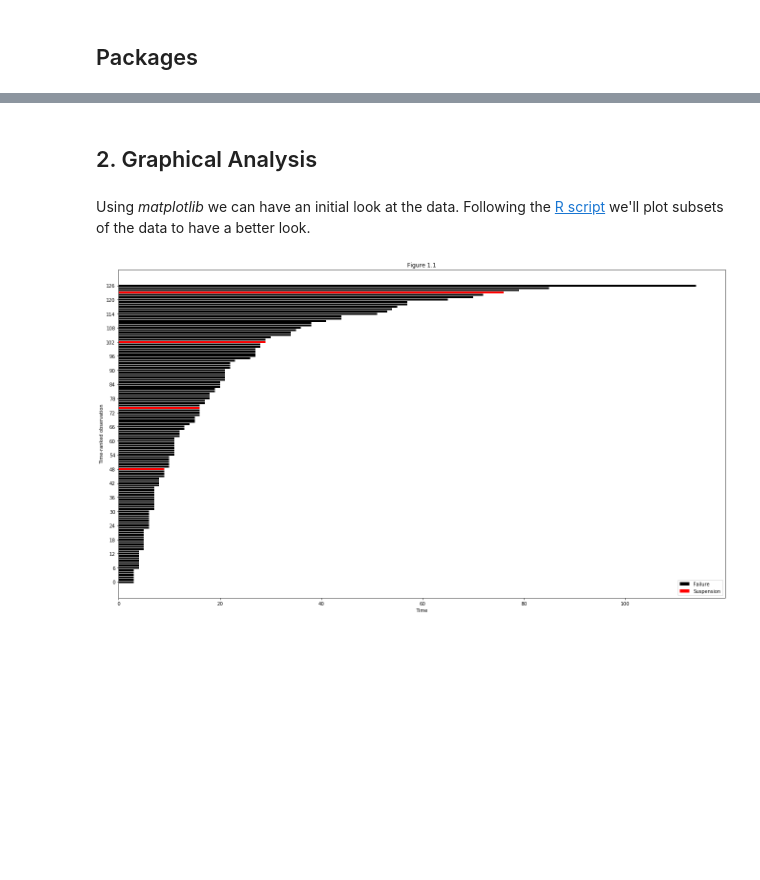
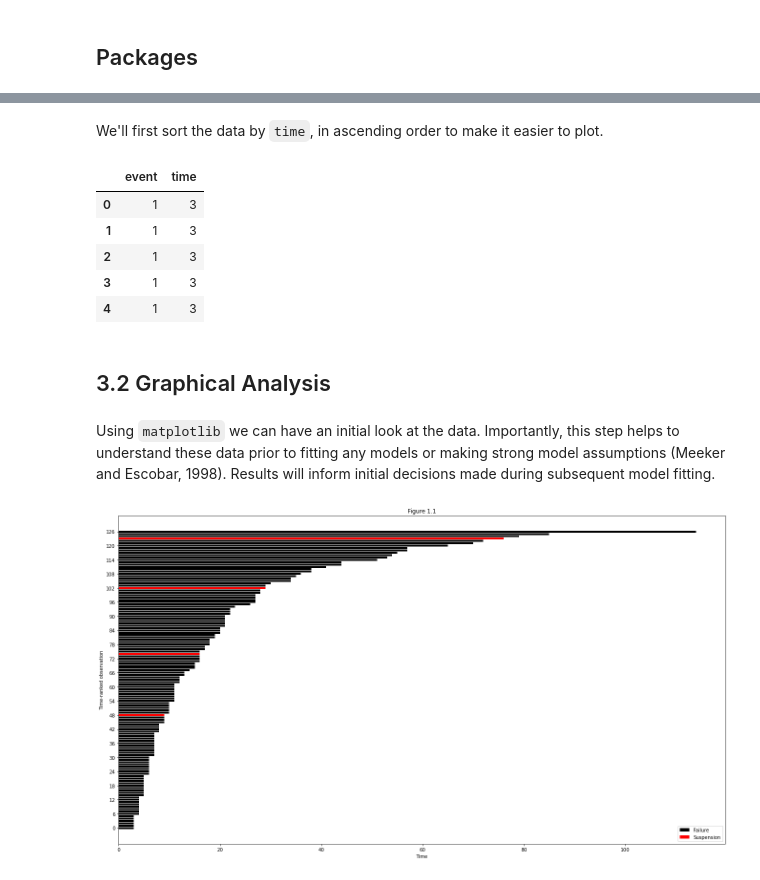
Before and after one commit to uwasystemhealth/weibull-python, a Jupyter notebook: weibull-python.ipynb, the cells around one changed output, grey strips where cells are left out. Drawn from its saved outputs; the diff is of its cells as text; code cells hidden in the pictures; blank space fills up the shorter version.

```diff
--- a/weibull-python.ipynb
+++ b/weibull-python.ipynb
@@ -64,7 +144,20 @@ exa1.head()
+# %% [markdown]
+
+We'll first sort the data by `time`, in ascending order to make it easier to plot.
+# %%
+exa1 = exa1.sort_values(by='time',ignore_index=True, ascending=True)
+exa1.head()
+# %% [output]
+|  | event | time |
+| 0 | 1 | 3 |
+| 1 | 1 | 3 |
+| 2 | 1 | 3 |
+| 3 | 1 | 3 |
+| 4 | 1 | 3 |
 # %% [markdown]
-## 2. Graphical Analysis
+## 3.2 Graphical Analysis
-# %% [markdown]
-Using <i>matplotlib</i> we can have an initial look at the data. Following the <a href='https://systemhealthlab.com/research-tools/example-of-a-reliability-analysis-in-r/'>R script</a> we'll plot subsets of the data to have a better look.
+# %% [markdown]
+Using `matplotlib` we can have an initial look at the data. Importantly, this step helps to understand these data prior to fitting any models or making strong model assumptions (Meeker and Escobar, 1998). Results will inform initial decisions made during subsequent model fitting.
 # %%
 yaxis = np.arange(0, len(exa1), 6)
 
```
Also changed, not shown: parts of 78 cells of this notebook.
